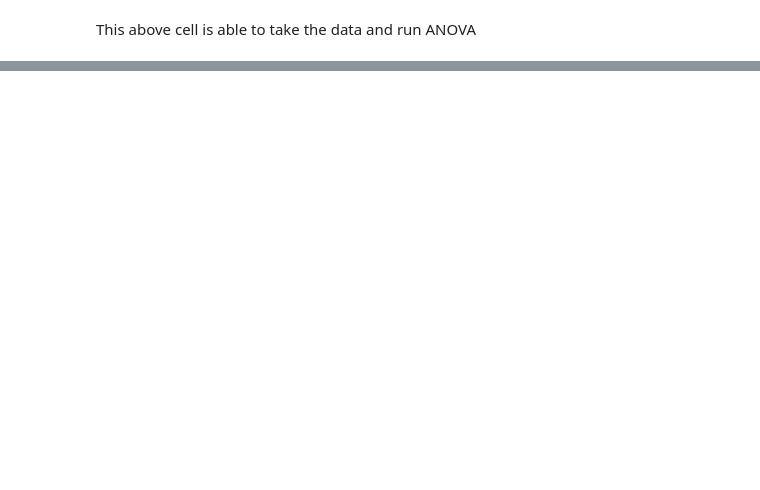
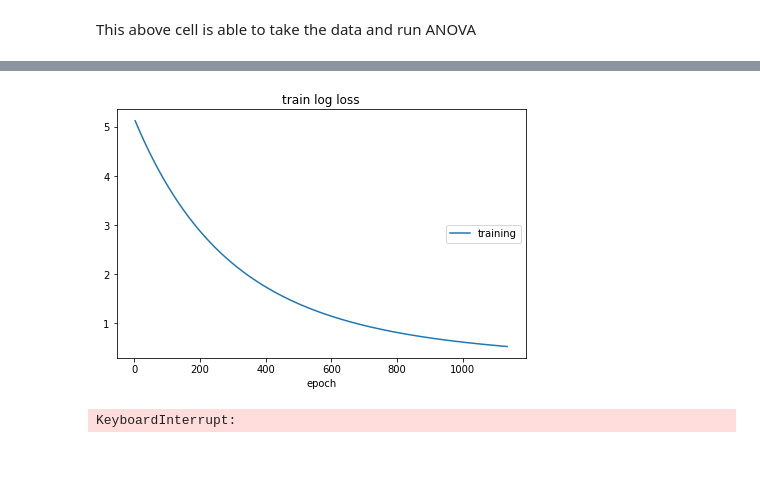
Before and after one commit to devksingh4/msi-2020, a Jupyter notebook: msi-analysis.ipynb, the cells around one changed output, grey strips where cells are left out. Cells and saved outputs as stored; diff of their text form; code cells hidden in the pictures; blank space fills up the shorter version.

Commit message:
first model generated for some random data

```diff
--- a/msi-analysis.ipynb
+++ b/msi-analysis.ipynb
@@ -68,19 +69,19 @@ import matplotlib.pyplot as plt
 from livelossplot import PlotLosses
 device = torch.device("cuda:0" if torch.cuda.is_available() else "cpu")
 config = {
-    "batch_size": 1000,
+    "batch_size": 4,
     "input_size": 3,
     "hidden_size": 100,
     "hidden1_size": 40,
     "output_size": 3,
     "epochs": 1000000,
-    "log_rate": (config["epochs"] / 10000)
+    "log_rate": 1000
 }
 N, i, h, h1, o = config["batch_size"], config["input_size"], config["hidden_size"], config["hidden1_size"], config["output_size"]
 log_rate = config["log_rate"]
 # x = torch.randn(N, i)
 # y = torch.randn(N, o)
-x = torch.tensor(np.random.rand(N,i)).to(torch.float)
+x = torch.tensor(np.array([[2,3,4], [3,5,6], [6,7,9], [7,3.4,2]])).to(torch.float)
 y = torch.tensor(np.random.rand(N,o)).to(torch.float)
 liveloss = PlotLosses()
 model = torch.nn.Sequential(
@@ -120,3 +122,5 @@ KeyboardInterrupt:
+[figure, added]
+KeyboardInterrupt:
 # %% [markdown]
 ##
 # %%
```
Also changed, not shown: parts of 4 cells of this notebook, 2 other files.
